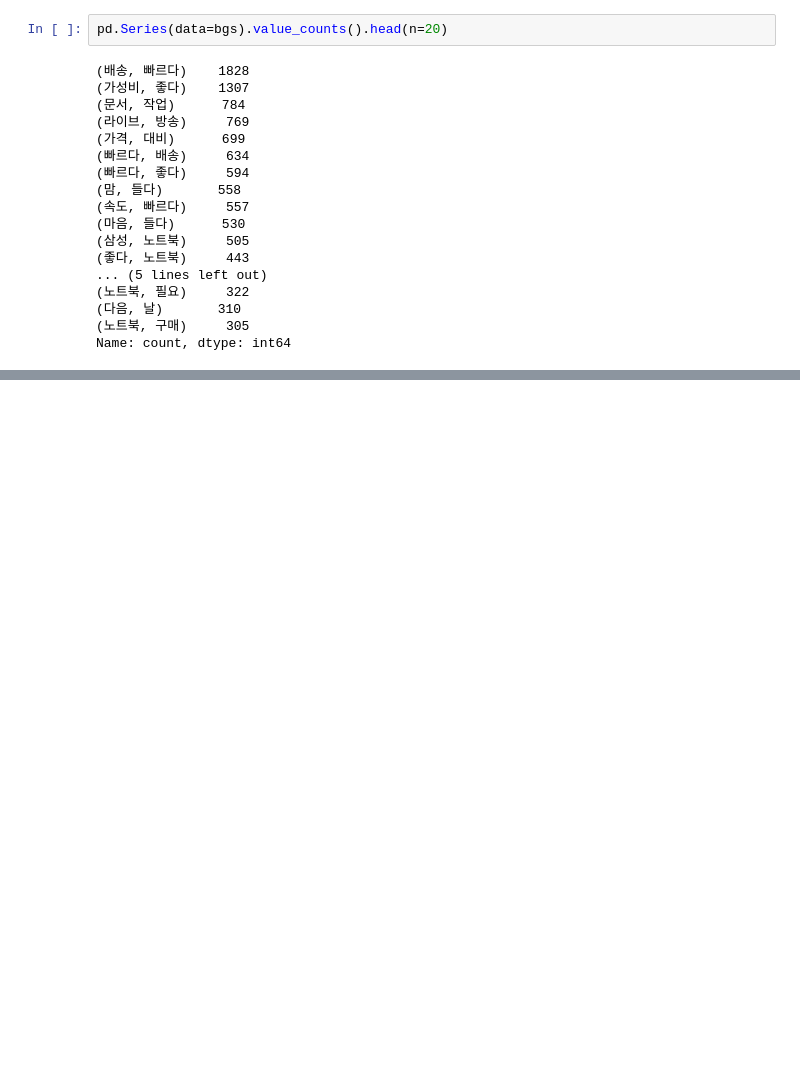
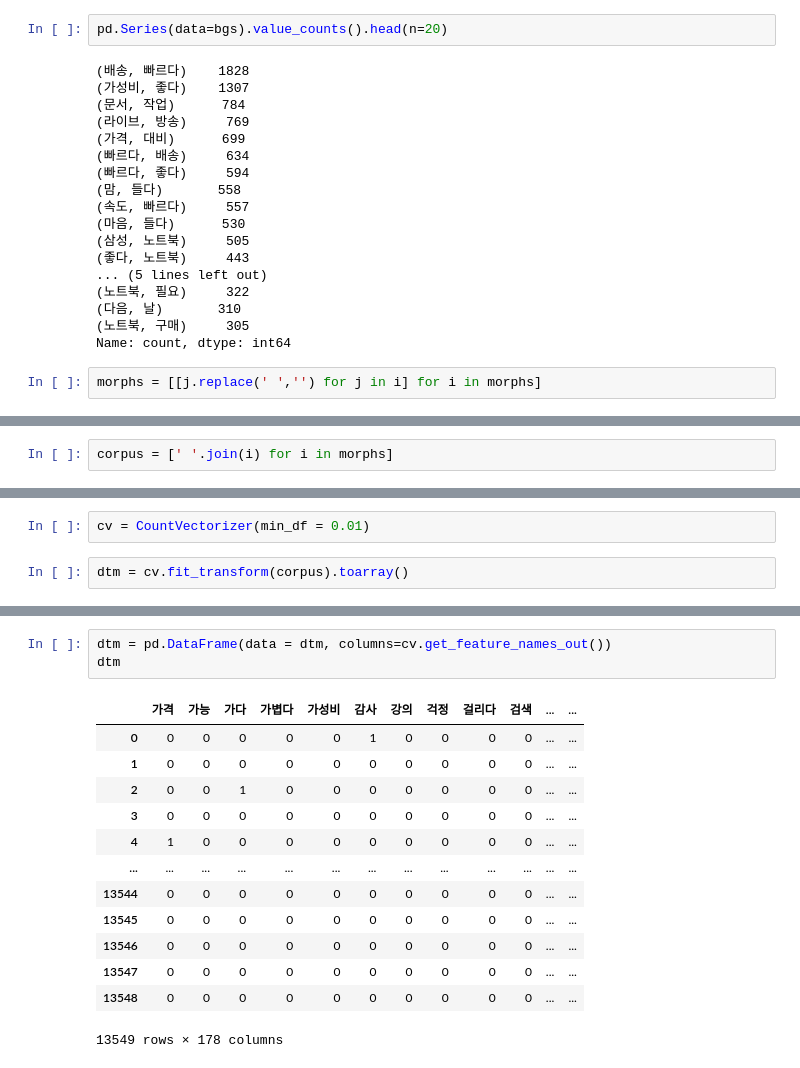
Before and after one commit to algok2/Datascientist, a Jupyter notebook: 데이터수집및처리/text_prep.ipynb, the cells around one changed output, grey strips where cells are left out. Saved outputs shown, nothing was run; the diff lists cells and outputs as text; blank space fills up the shorter version.

```diff
--- a/데이터수집및처리/text_prep.ipynb
+++ b/데이터수집및처리/text_prep.ipynb
@@ -336,3 +336,5 @@ pd.Series(data=bgs).value_counts().head(n=20)
 (다음, 날)       310
 (노트북, 구매)     305
 Name: count, dtype: int64
+# %%
+morphs = [[j.replace(' ','') for j in i] for i in morphs]
@@ -338,0 +345,2 @@ Name: count, dtype: int64
+# %%
+corpus = [' '.join(i) for i in morphs]
@@ -338,0 +369,4 @@ Name: count, dtype: int64
+# %%
+cv = CountVectorizer(min_df = 0.01)
+# %%
+dtm = cv.fit_transform(corpus).toarray()
@@ -338,0 +383,17 @@ Name: count, dtype: int64
+# %%
+dtm = pd.DataFrame(data = dtm, columns=cv.get_feature_names_out())
+dtm
+# %% [output]
+|  | 가격 | 가능 | 가다 | 가볍다 | 가성비 | 감사 | 강의 | 걱정 | 걸리다 | 검색 | ... | ... |
+| 0 | 0 | 0 | 0 | 0 | 0 | 1 | 0 | 0 | 0 | 0 | ... | ... |
+| 1 | 0 | 0 | 0 | 0 | 0 | 0 | 0 | 0 | 0 | 0 | ... | ... |
+| 2 | 0 | 0 | 1 | 0 | 0 | 0 | 0 | 0 | 0 | 0 | ... | ... |
+| 3 | 0 | 0 | 0 | 0 | 0 | 0 | 0 | 0 | 0 | 0 | ... | ... |
+| 4 | 1 | 0 | 0 | 0 | 0 | 0 | 0 | 0 | 0 | 0 | ... | ... |
+| ... | ... | ... | ... | ... | ... | ... | ... | ... | ... | ... | ... | ... |
+| 13544 | 0 | 0 | 0 | 0 | 0 | 0 | 0 | 0 | 0 | 0 | ... | ... |
+| 13545 | 0 | 0 | 0 | 0 | 0 | 0 | 0 | 0 | 0 | 0 | ... | ... |
+| 13546 | 0 | 0 | 0 | 0 | 0 | 0 | 0 | 0 | 0 | 0 | ... | ... |
+| 13547 | 0 | 0 | 0 | 0 | 0 | 0 | 0 | 0 | 0 | 0 | ... | ... |
+| 13548 | 0 | 0 | 0 | 0 | 0 | 0 | 0 | 0 | 0 | 0 | ... | ... |
+13549 rows × 178 columns
```
Also changed, not shown: parts of 5 cells of this notebook.
